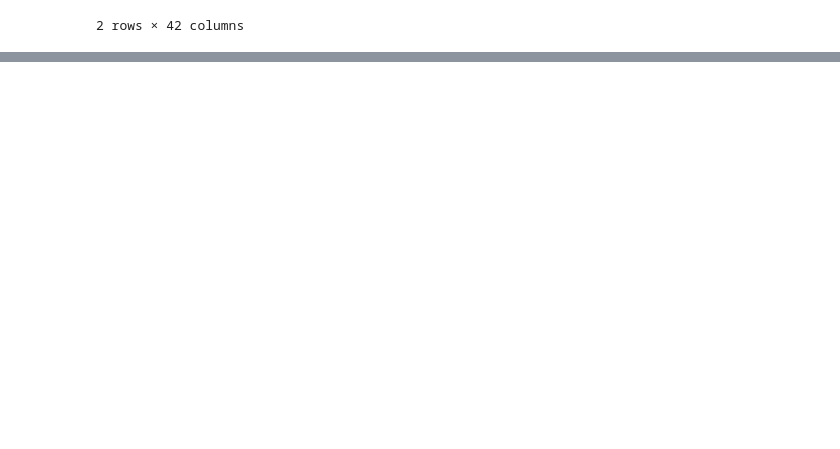
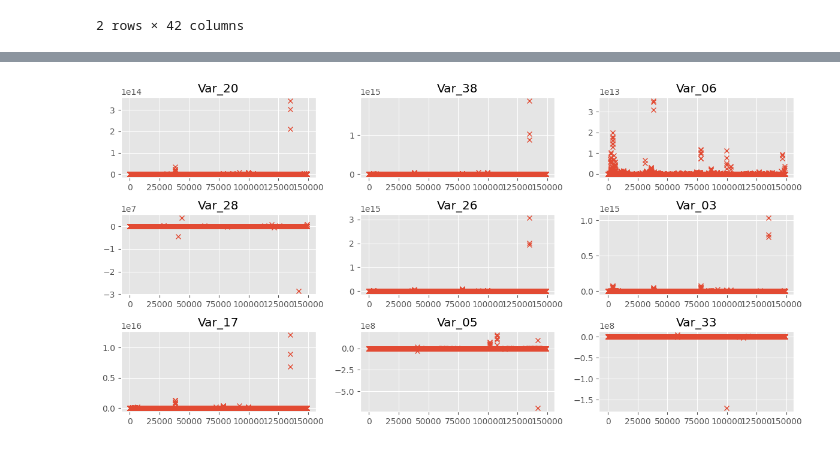
Before and after one commit to CptQuak/ing_lionsden, a Jupyter notebook: analysis.ipynb, the cells around one changed output, grey strips where cells are left out. Saved outputs shown, nothing was run; the diff lists cells and outputs as text; code cells hidden in the pictures; blank space fills up the shorter version.

```diff
--- a/analysis.ipynb
+++ b/analysis.ipynb
@@ -1,3 +1,5 @@
 # %%
 import pandas as pd
+import numpy as np
 import matplotlib.pyplot as plt
+plt.style.use('ggplot')
@@ -6,5 +16,6 @@ import matplotlib.pyplot as plt
 # %%
-df = pd.read_csv('credit_sample.csv')
+df = pd.read_csv('data/credit_sample.csv')
+df['obs_date'] = pd.to_datetime(df['obs_date'])
 df.head(2)
 # %% [output]
 |  | ID | obs_date | Var_01 | Var_02 | Var_03 | Var_04 | Var_05 | Var_06 | Var_07 | Var_08 | ... | ... |
@@ -13,0 +40,5 @@ df.head(2)
+# %%
+df = df.sort_values(by=['ID', 'obs_date'])
+df = df.assign(obs_count= df.iloc[:, :2].groupby(['ID']).cumcount())
+df['obs_count'] = np.where(df['obs_count']>=6, 6, df['obs_count'])
+df.head(10)
@@ -13,0 +98,15 @@ df.head(2)
+# %%
+fig, ax = plt.subplots(3, 3, figsize=(12, 6))
+ax=ax.ravel()
+
+vars_ = ['Var_20', 'Var_38', 'Var_06', 'Var_28', 'Var_26', 'Var_03', 'Var_17', 'Var_05', 'Var_33']
+df_imputed = df.copy()
+
+for i, x in enumerate(vars_):
+    df_imputed[x] = df_imputed[x].fillna(0)
+    ax[i].plot(df_imputed[x], 'x')
+    ax[i].set_title(f'{x}')
+
+fig.tight_layout()
+# %% [output]
+[figure, added]
```
Also changed, not shown: parts of 23 cells of this notebook, 6 other files.
